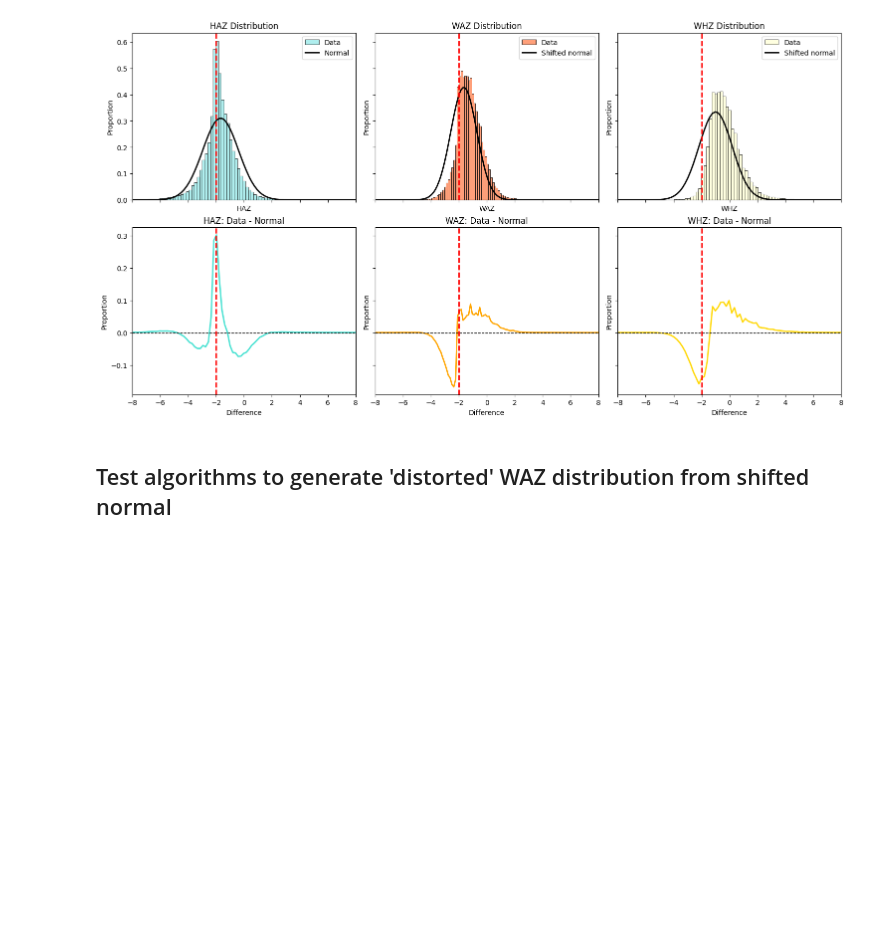
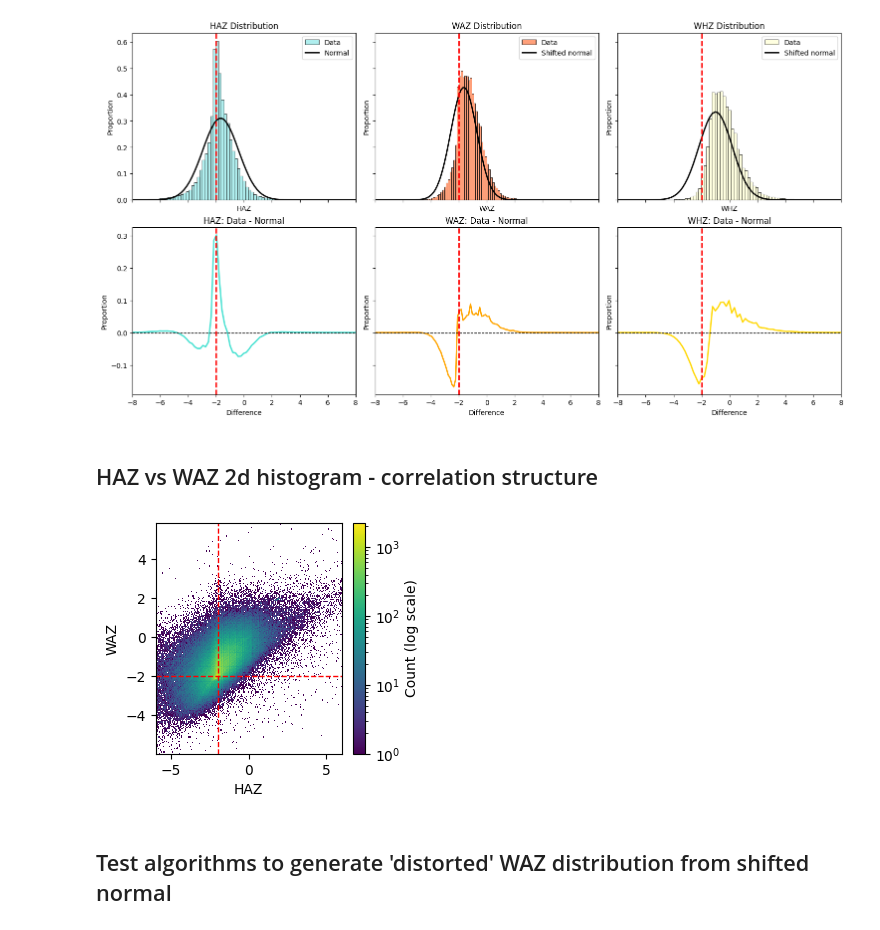
Before and after one commit to vaishnav-sudhanva/discsim, a Jupyter notebook: api/utils/Pre Survey Nested Simulation/ECD_data_analysis.ipynb, the cells around one changed output. Cells and saved outputs as stored; diff of their text form; code cells hidden in the pictures; blank space fills up the shorter version.

```diff
--- a/api/utils/Pre Survey Nested Simulation/ECD_data_analysis.ipynb
+++ b/api/utils/Pre Survey Nested Simulation/ECD_data_analysis.ipynb
@@ -754,6 +768,39 @@ axes[1, 2].axvline(-2, color='red', linestyle='--', linewidth=2)
 # %% [output]
 <matplotlib.lines.Line2D at 0x...>
 [figure]
+# %% [markdown]
+## HAZ vs WAZ 2d histogram - correlation structure
+# %%
+import matplotlib.pyplot as plt
+import matplotlib.colors as mcolors
+import numpy as np
+
+plt.figure(figsize=(3, 3))
+
+# Drop NaNs and out-of-range values from both haz and waz, keeping only rows where both are valid
+mask = (~haz.isna()) & (~waz.isna()) & (haz >= -6) & (haz <= 6) & (waz >= -6) & (waz <= 6)
+haz_clean = haz[mask]
+waz_clean = waz[mask]
+
+# 2D histogram with log color scale
+counts, xedges, yedges, img = plt.hist2d(
+    haz_clean, waz_clean,
+    bins=200,
+    cmap='viridis',
+    norm=mcolors.LogNorm(vmin=1)
+)
+cbar = plt.colorbar(img)
+cbar.set_label('Count (log scale)')
+
+# Add dashed red lines at haz = -2 and waz = -2
+plt.axvline(x=-2, color='red', linestyle='--', linewidth=1)
+plt.axhline(y=-2, color='red', linestyle='--', linewidth=1)
+
+plt.xlabel('HAZ')
+plt.ylabel('WAZ')
+plt.show()
+# %% [output]
+[figure, added]
 # %% [markdown]
 ## Test algorithms to generate 'distorted' WAZ distribution from shifted normal
 # %%
```
Also changed, not shown: parts of 2 cells of this notebook, 1 other file.
